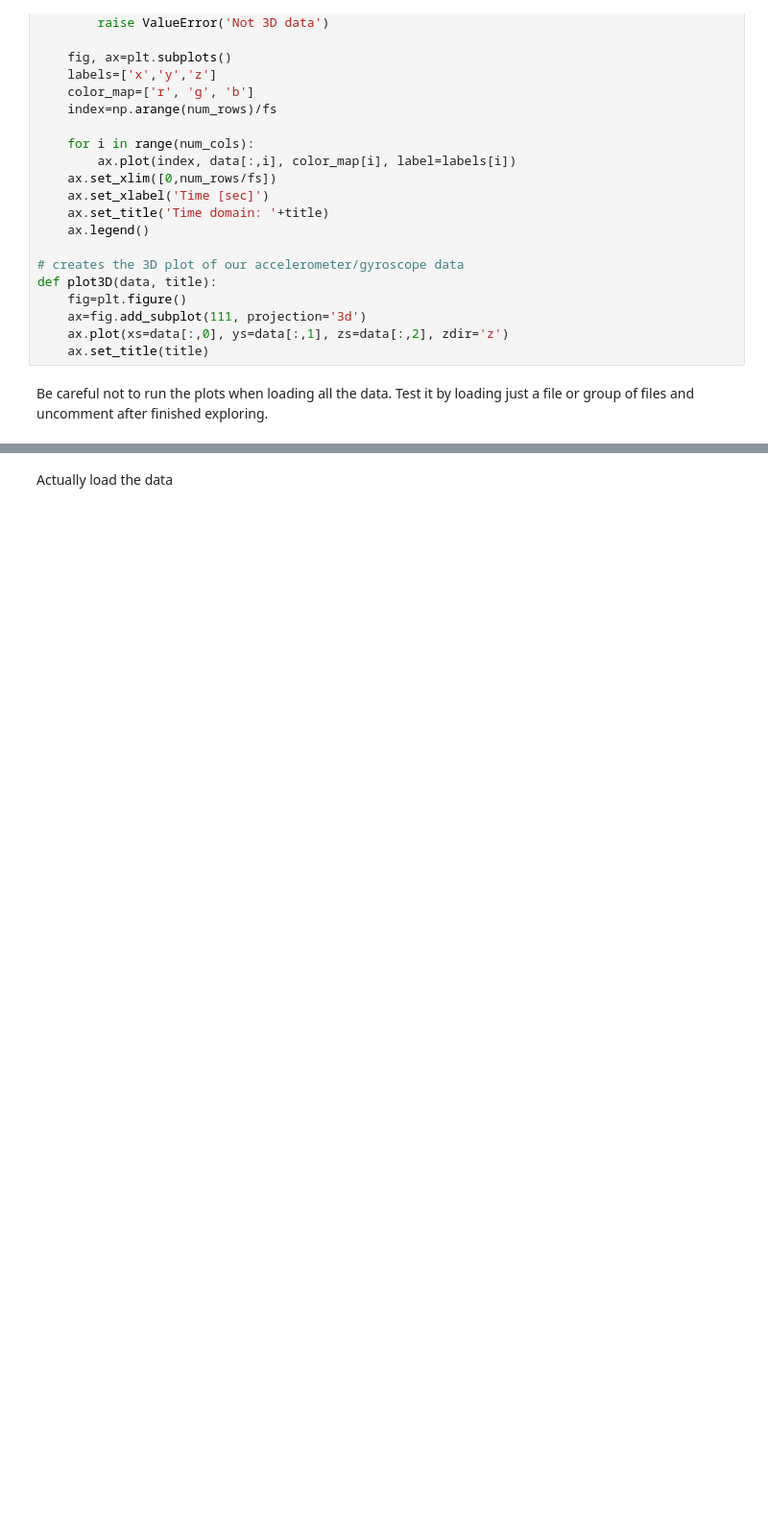
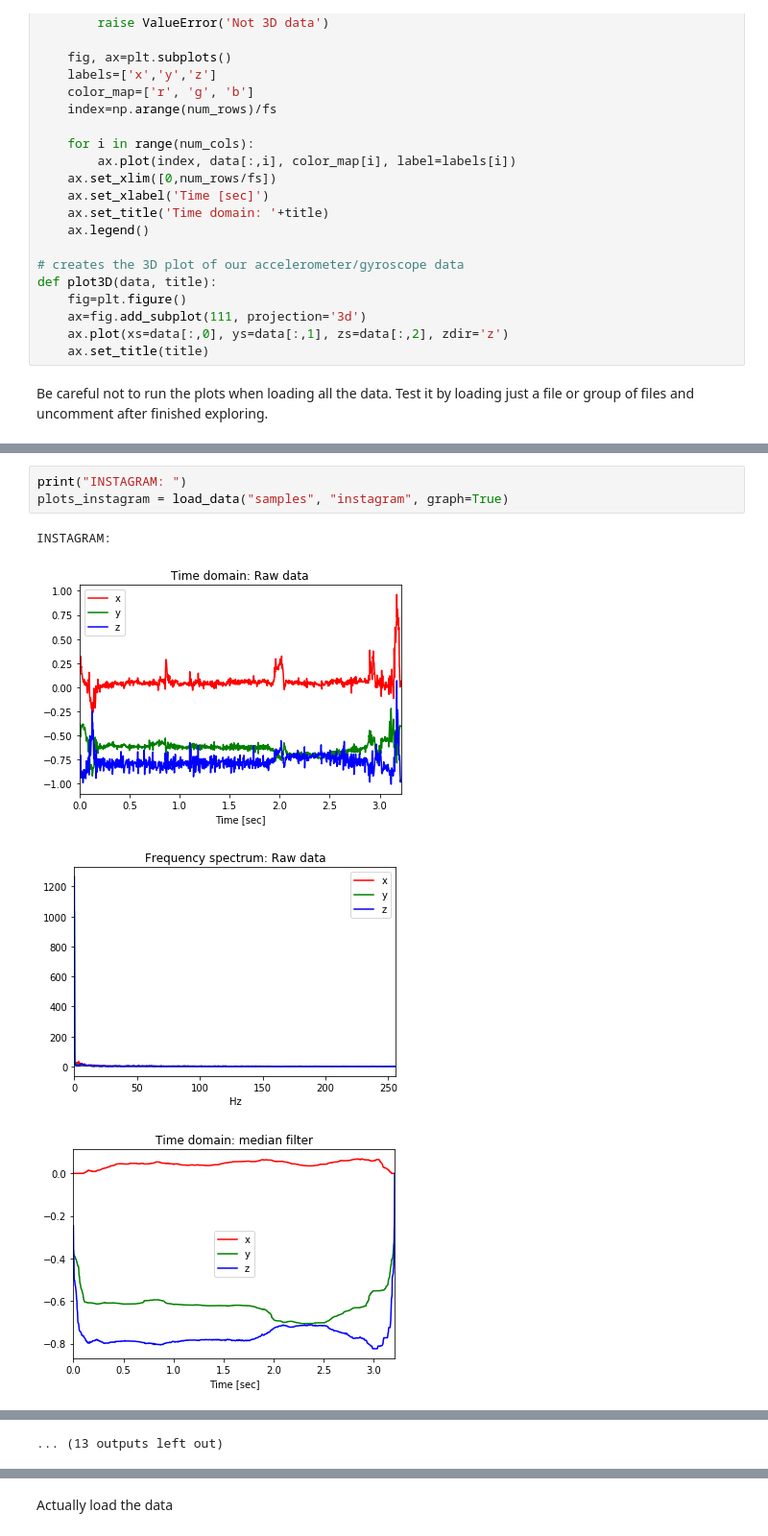
Before and after one commit to dijour/phone-ML, a Jupyter notebook: final.ipynb, the cells around one changed output, grey strips where cells are left out. Shown at 96% size. Saved outputs shown, nothing was run; the diff lists cells and outputs as text; blank space fills up the shorter version.

```diff
--- a/final.ipynb
+++ b/final.ipynb
@@ -254,0 +265,8 @@ def filter_input(data):
+# %%
+print("INSTAGRAM: ")
+plots_instagram = load_data("samples", "instagram", graph=True)
+# %% [output]
+INSTAGRAM:
+[figure, added]
+[figure, added]
+[figure, added]
@@ -254,0 +281 @@ def filter_input(data):
+... (13 outputs left out)
```
Also changed, not shown: parts of 24 cells of this notebook.
